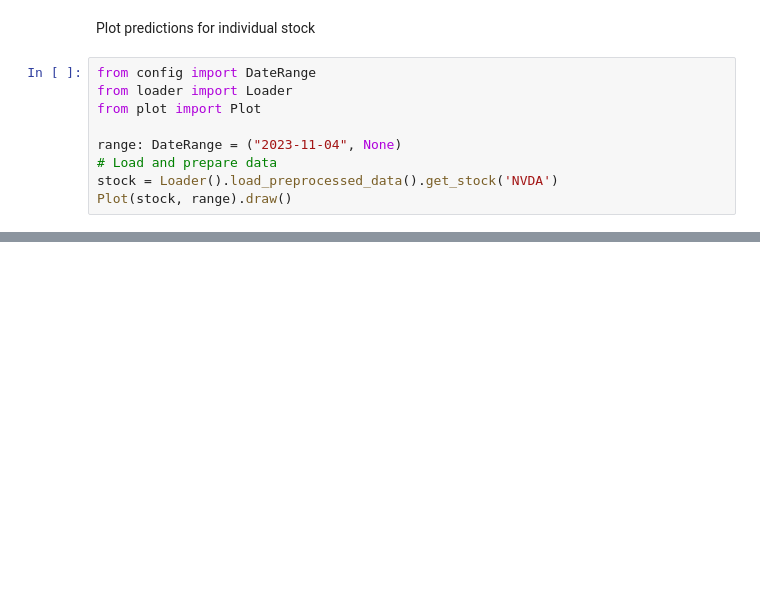
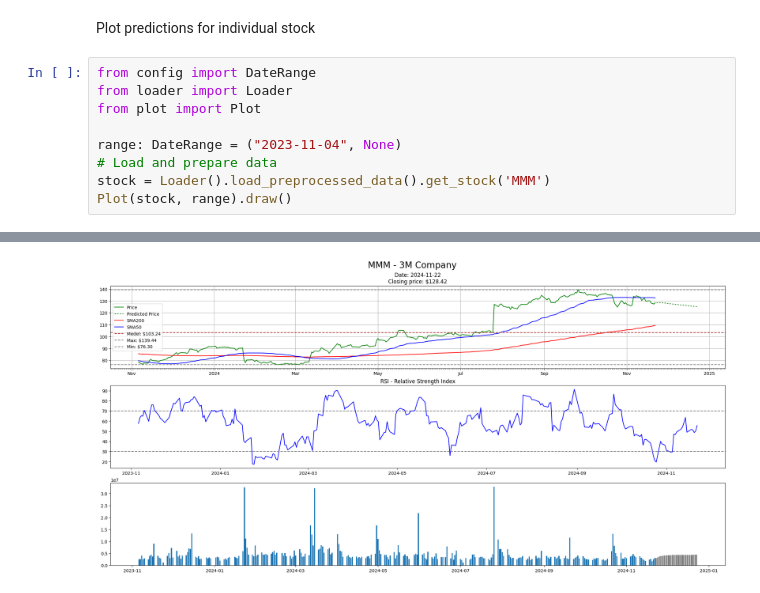
Before and after one commit to petter-a/ai-ht24-project, a Jupyter notebook: src/runner.ipynb, the cells around one changed output, grey strips where cells are left out. Cells and saved outputs as stored; diff of their text form; blank space fills up the shorter version.

```diff
--- a/src/runner.ipynb
+++ b/src/runner.ipynb
@@ -31,5 +68,6 @@ from plot import Plot
 
 range: DateRange = ("2023-11-04", None)
 # Load and prepare data
-stock = Loader().load_preprocessed_data().get_stock('NVDA')
+stock = Loader().load_preprocessed_data().get_stock('MMM')
 Plot(stock, range).draw()
+# %% [output]
@@ -35,0 +91 @@ Plot(stock, range).draw()
+[figure, added]
```
Also changed, not shown: parts of 3 cells of this notebook, 4 other files.
